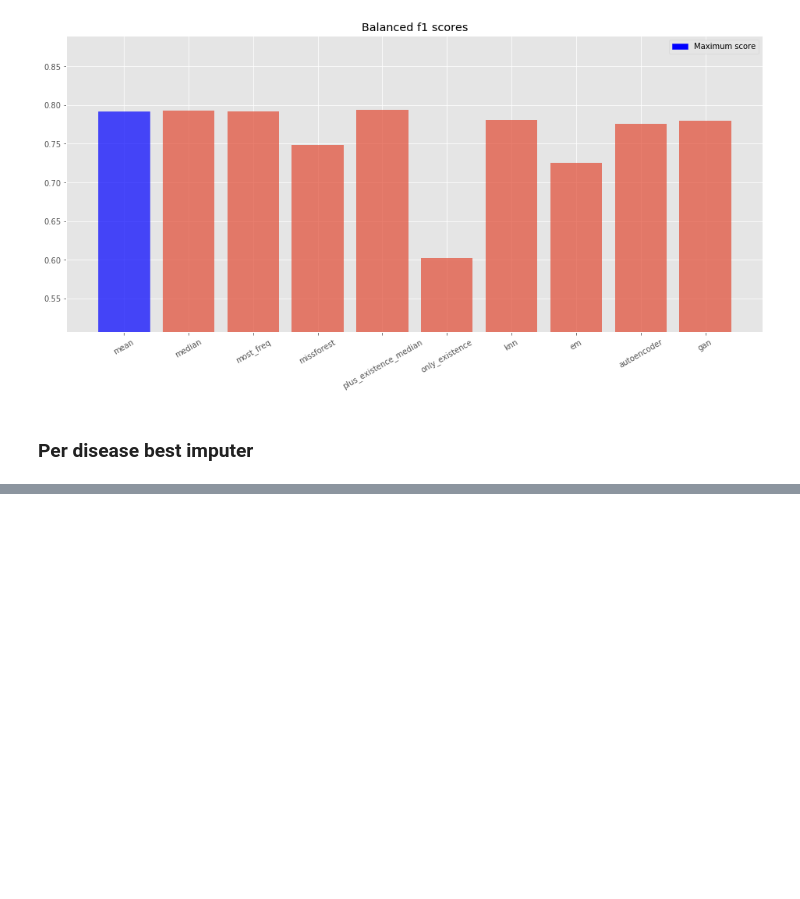
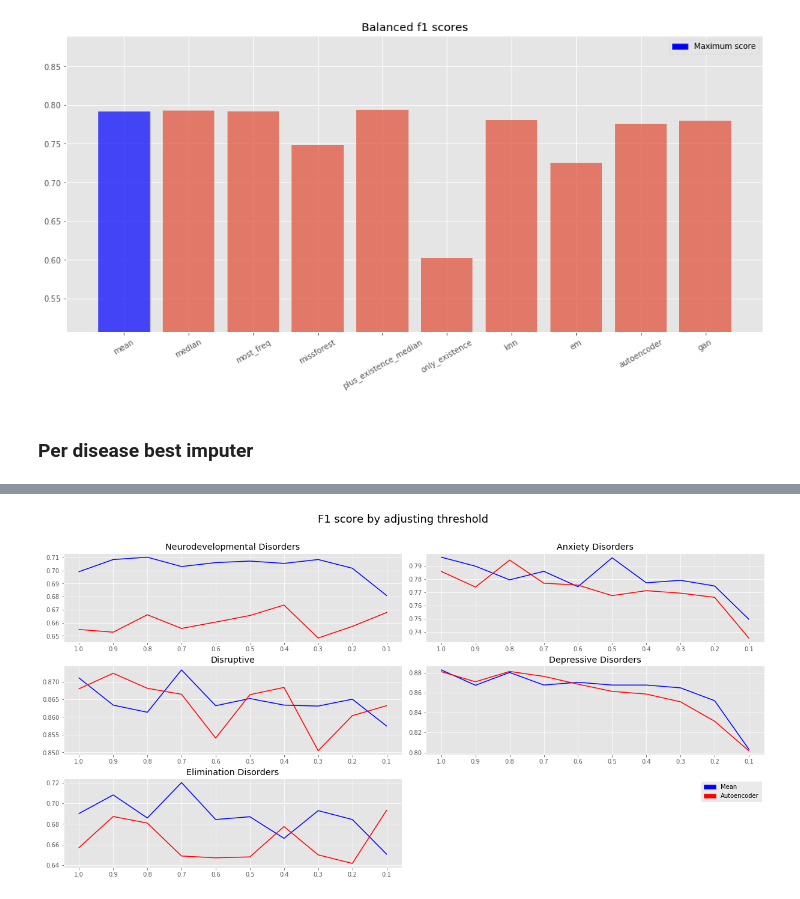
Before and after one commit to sanagno/psychiatry-mri-eeg, a Jupyter notebook: data_imputation.ipynb, the cells around one changed output, grey strips where cells are left out. Saved outputs shown, nothing was run; the diff lists cells and outputs as text; code cells hidden in the pictures; blank space fills up the shorter version.

```diff
--- a/data_imputation.ipynb
+++ b/data_imputation.ipynb
@@ -958,0 +1012,41 @@ plt.show()
+# %%
+threshold = ["{0:.1f}".format(x) for x in np.arange(1, 0, -0.1)]
+
+fig, axes = plt.subplots(nrows=math.ceil(
+    disorder_n / 2), ncols=2, figsize=(17, 9))
+
+row = 0
+col = -1
+for i, disorder in enumerate(most_common_disorders_no_diag):
+    col += 1
+    if col == 2:
+        col = 0
+        row += 1
+
+    axes[row, col].plot(threshold, [f1_score_from_conf_matrix(x)
+                                    for x in conf_mean_th[:, i]], color='blue')
+    axes[row, col].plot(threshold, [f1_score_from_conf_matrix(x)
+                                    for x in conf_autoencoder_th[:, i]], color='red')
+
+    axes[row, col].set_xticklabels(threshold)
+    axes[row, col].set_title(disorder)
+
+
+if math.ceil(disorder_n / 2) > math.floor(disorder_n / 2):
+    axes[row, col + 1].set_axis_off()
+
+st = fig.suptitle('F1 score by adjusting threshold', fontsize=18)
+
+blue_patch = mpatches.Patch(color='blue', label='Mean')
+red_patch = mpatches.Patch(color='red', label='Autoencoder')
+plt.legend(handles=[blue_patch, red_patch])
+
+plt.tight_layout()
+
+# shift subplots down:
+st.set_y(0.95)
+fig.subplots_adjust(top=0.85)
+
+plt.show()
+# %% [output]
+[figure, added]
```
Also changed, not shown: parts of 8 cells of this notebook.
